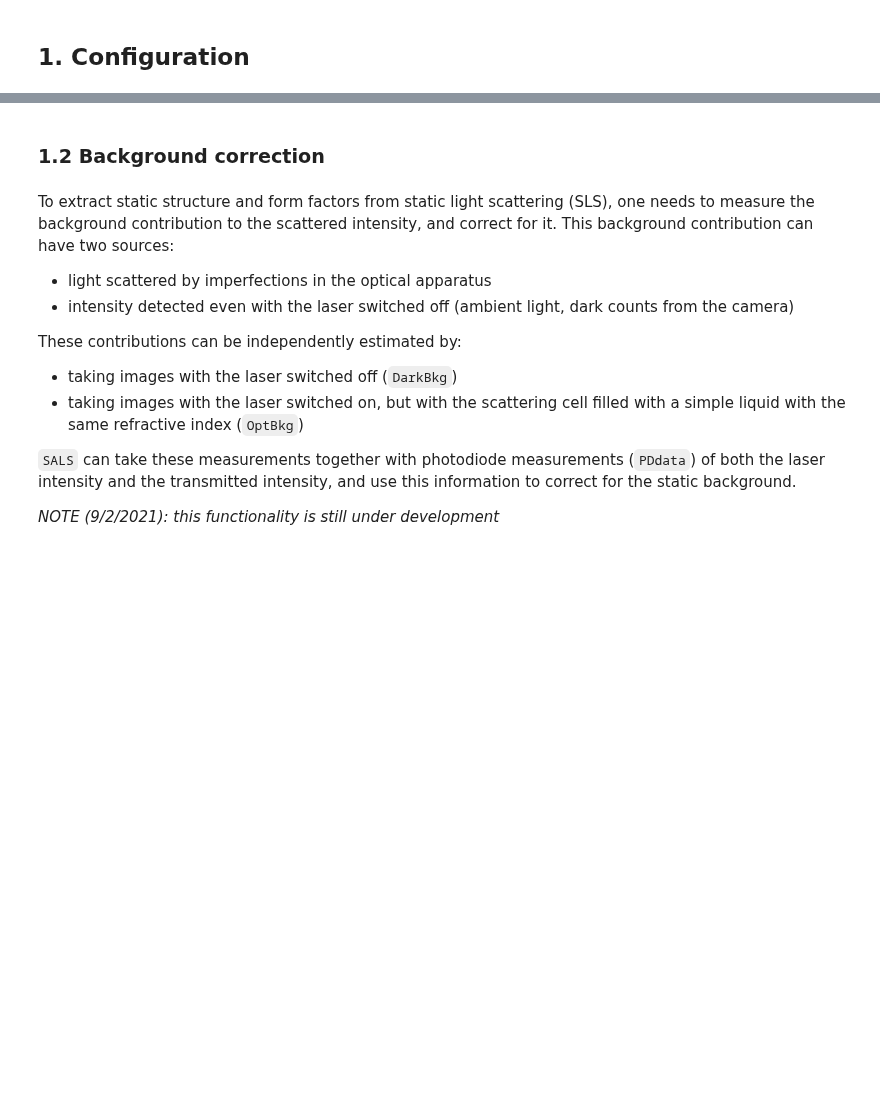
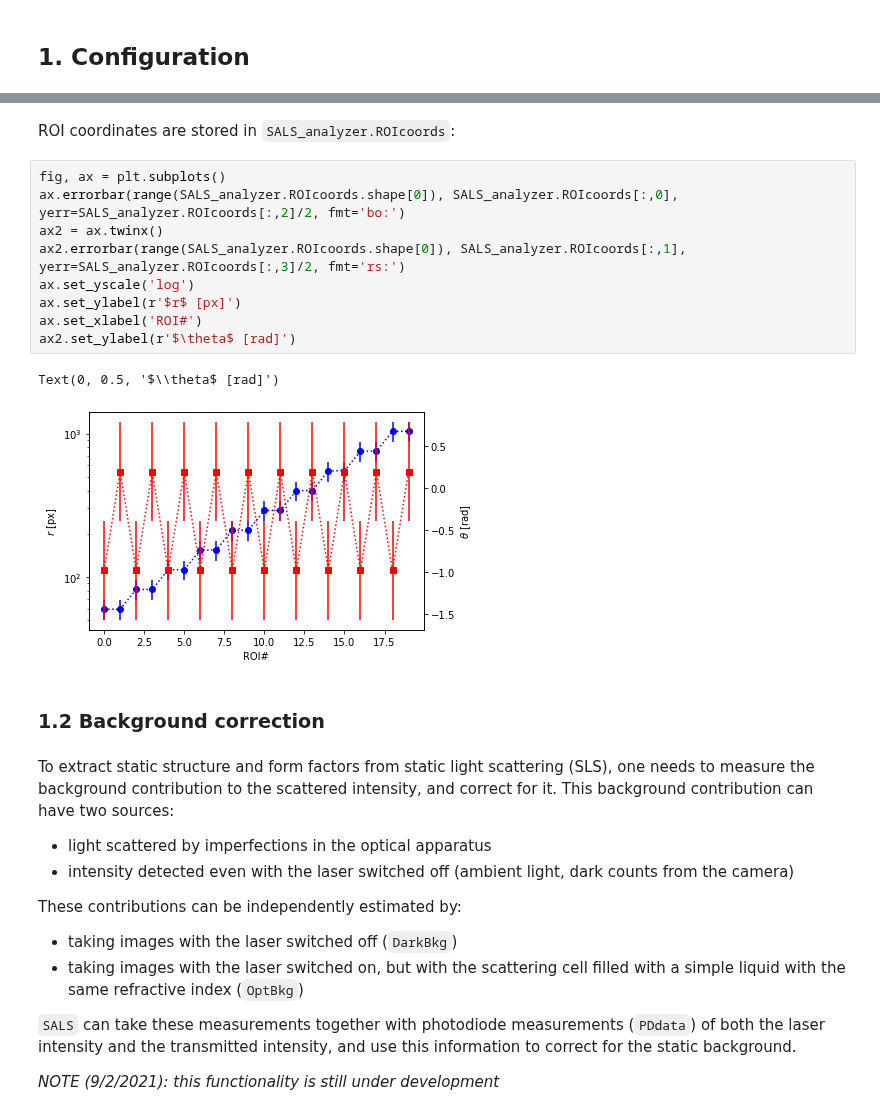
Before and after one commit to steaime/DSHpy, a Jupyter notebook: tutorial4_SALS.ipynb, the cells around one changed output, grey strips where cells are left out. Drawn from its saved outputs; the diff is of its cells as text; blank space fills up the shorter version.

````diff
--- a/tutorial4_SALS.ipynb
+++ b/tutorial4_SALS.ipynb
@@ -61,3 +124,17 @@ plt.colorbar()
+# %% [markdown]
+ROI coordinates are stored in ```SALS_analyzer.ROIcoords```:
+# %%
+fig, ax = plt.subplots()
+ax.errorbar(range(SALS_analyzer.ROIcoords.shape[0]), SALS_analyzer.ROIcoords[:,0], yerr=SALS_analyzer.ROIcoords[:,2]/2, fmt='bo:')
+ax2 = ax.twinx()
+ax2.errorbar(range(SALS_analyzer.ROIcoords.shape[0]), SALS_analyzer.ROIcoords[:,1], yerr=SALS_analyzer.ROIcoords[:,3]/2, fmt='rs:')
+ax.set_yscale('log')
+ax.set_ylabel(r'$r$ [px]')
+ax.set_xlabel('ROI#')
+ax2.set_ylabel(r'$\theta$ [rad]')
+# %% [output]
+Text(0, 0.5, '$\\theta$ [rad]')
+[figure, added]
 # %% [markdown]
 ### 1.2 Background correction
 # %% [markdown]
````
Also changed, not shown: parts of 53 cells of this notebook, 5 other files.
